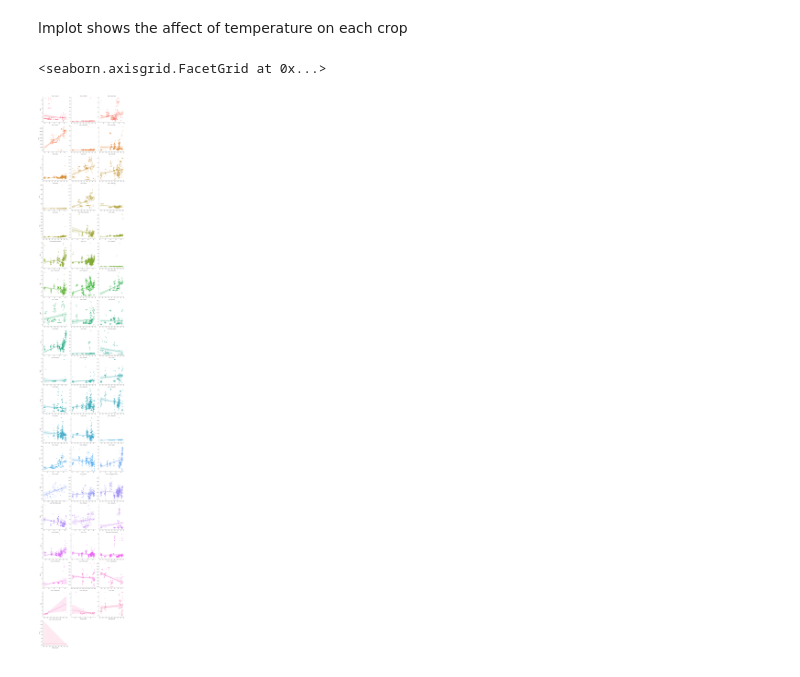
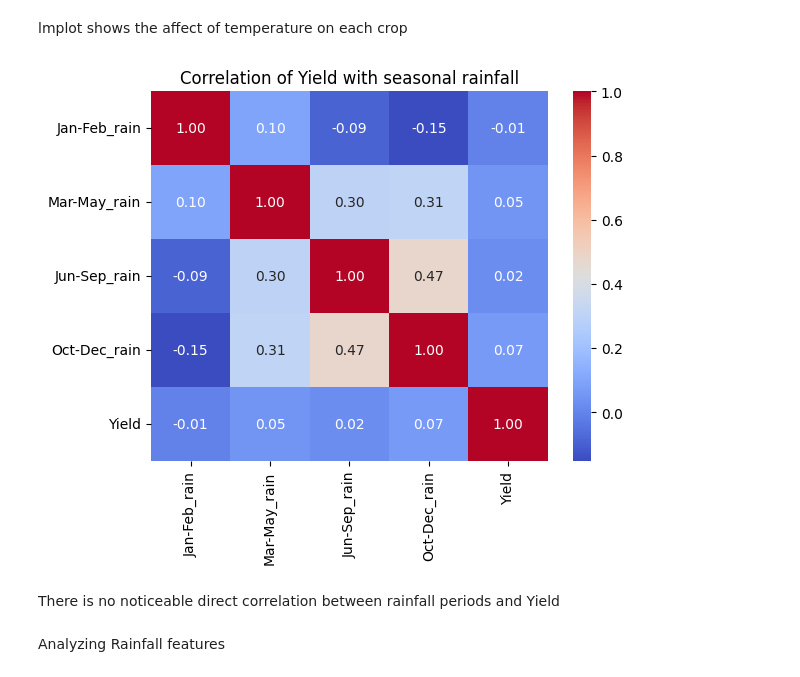
Before and after one commit to Sneha-s-kumarr/ICTAK_DSA_FinalProject, a Jupyter notebook: Crop_Yield_prediction_regression_task.ipynb, the cells around one changed output. Drawn from its saved outputs; the diff is of its cells as text; code cells hidden in the pictures.

```diff
--- a/Crop_Yield_prediction_regression_task.ipynb
+++ b/Crop_Yield_prediction_regression_task.ipynb
@@ -587,7 +595,17 @@ plt.show()
 # %% [markdown]
 lmplot shows the affect of temperature on each crop
-# %%
-sns.lmplot(data=yield_df, x='Monsoon_temp', y='Yield', hue='Crop', col='Crop', col_wrap=3, sharex=False, sharey=False)
-# %% [output]
-<seaborn.axisgrid.FacetGrid at 0x...>
-[figure, removed]
+# %%
+# Temparature periods' correlation with Yield
+
+rain_cols = ['Jan-Feb_rain','Mar-May_rain','Jun-Sep_rain','Oct-Dec_rain','Yield']
+corr= yield_df[rain_cols].corr()
+
+sns.heatmap(corr, annot= True, cmap= 'coolwarm', fmt= ".2f")
+plt.title('Correlation of Yield with seasonal rainfall')
+plt.show()
+# %% [output]
+[figure, added]
+# %% [markdown]
+There is no noticeable direct correlation between rainfall periods and Yield
+# %% [markdown]
+Analyzing Rainfall features
```
Also changed, not shown: parts of 9 cells of this notebook.
